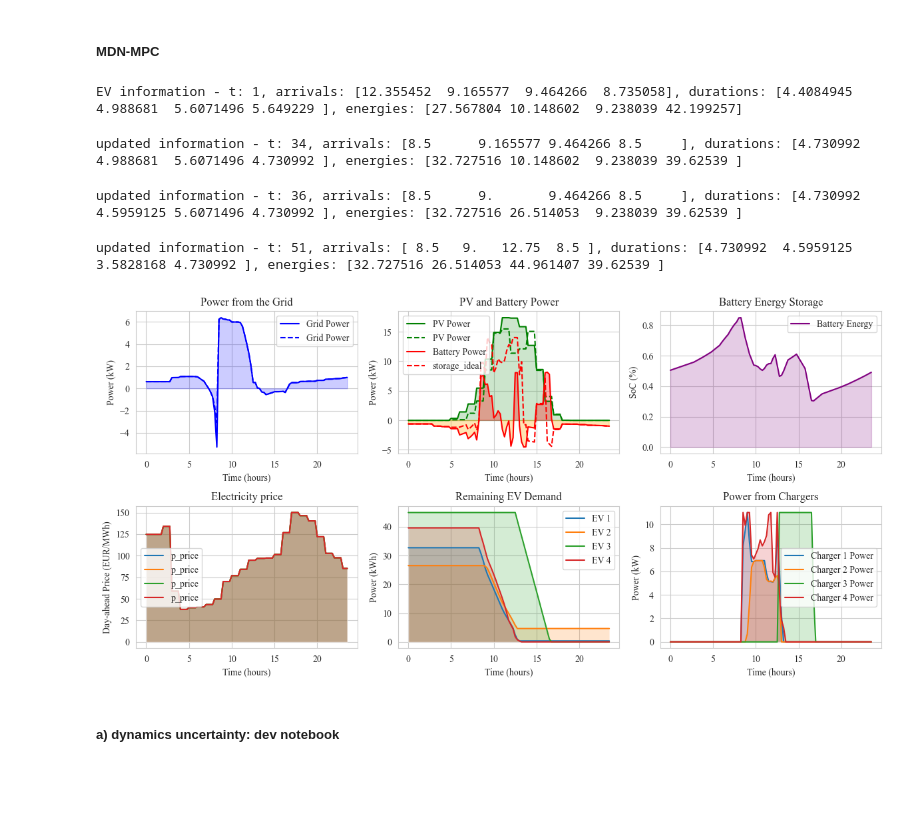
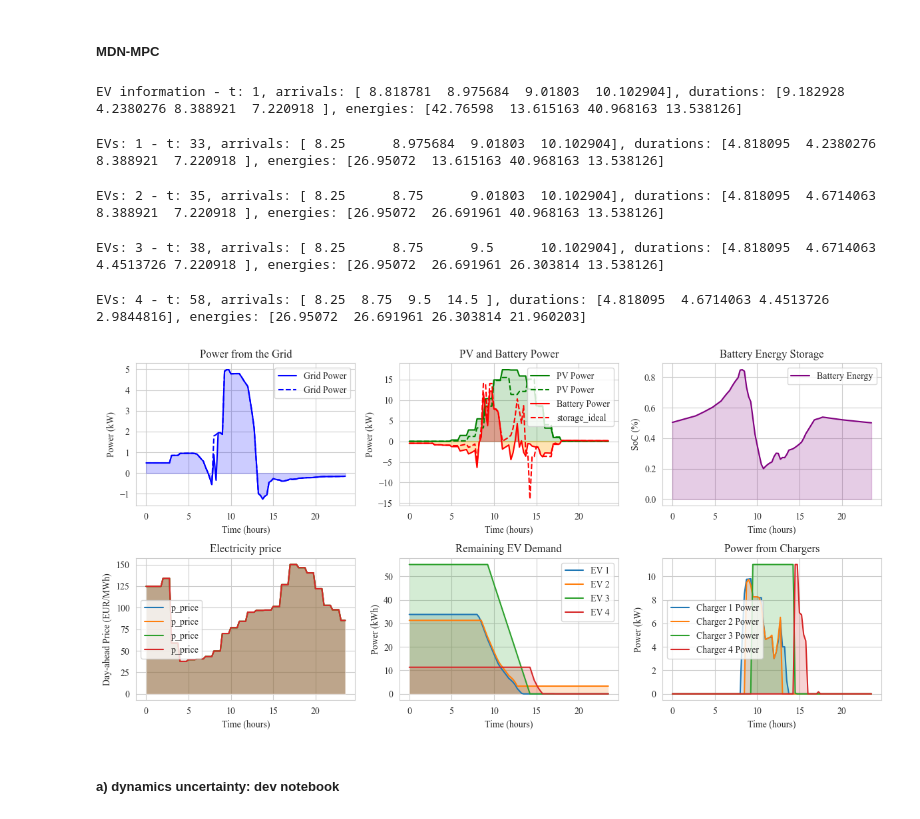
Before and after one commit to ES-Lab/ES-MDN-MPC, a Jupyter notebook: MDN_MPC_res.ipynb, the cells around one changed output. Drawn from its saved outputs; the diff is of its cells as text; code cells hidden in the pictures; blank space fills up the shorter version.

Commit message:
updated results

```diff
--- a/MDN_MPC_res.ipynb
+++ b/MDN_MPC_res.ipynb
@@ -214,7 +214,7 @@ optim = torch.optim.Adam(
     list(mdn3.parameters()),
     lr=1e-3)
 
-for epoch in range(20001):
+for epoch in range(30001):
     batch = ev_data  # shape: (B, 3)
     arrival = batch[:, 0:1].float()+2
     duration = batch[:, 1:2].float()
@@ -595,11 +595,21 @@ def compute_availability(arrival_times, durations, n_slots=96):
     )
     return availability_matrix.astype(int)
 
+def sort_on_arrival(arrivals, durations, energies):
+    # Get sorted indices based on arrival times
+    sorted_indices = np.argsort(arrivals)
+    # Sort all arrays accordingly
+    sorted_arrivals = arrivals[sorted_indices]
+    sorted_durations = durations[sorted_indices]
+    sorted_energies = energies[sorted_indices]
+    return sorted_arrivals, sorted_durations, sorted_energies
+
 # Sample once for real
 real_arrivals, real_durations, real_energies = get_filtered_samples(mdn1, mdn2, mdn3)
-
+real_arrivals, real_durations, real_energies = sort_on_arrival(real_arrivals, real_durations, real_energies)
 # Sample once for estimate
 est_arrivals, est_durations, est_energies = get_filtered_samples(mdn1, mdn2, mdn3)
+est_arrivals, est_durations, est_energies = sort_on_arrival(est_arrivals, est_durations, est_energies)
 
 real_availability_matrix = compute_availability(real_arrivals, real_durations)
 est_availability_matrix = compute_availability(est_arrivals, est_durations)
@@ -620,4 +630,5 @@ plt.colorbar(im1, ax=axs[1])
 
 plt.tight_layout()
 plt.show()
+print(real_energies)
 # %% [output]
@@ -667,5 +679,5 @@ def load_data(filename='data.npz'):
 # print(f"Durations match: {np.array_equal(real_durations, loaded_durations)}")
 # print(f"Energies match: {np.array_equal(real_energies, loaded_energies)}")
 # %%
-real_arrivals, real_durations, real_energies = load_data('my_ev_data.npz')
+real_arrivals, real_durations, real_energies = load_data('results/test2.npz')
 # %% [output]
@@ -817,6 +843,20 @@ class MDN_MPC:
         else:
             print("The problem is infeasible or unbounded.")
 
+
+    def update_estimates_given_arrival(self, mdn2, mdn3, arrival):
+        # Sample duration given arrival
+        arrival_tensor = torch.tensor(arrival).reshape(-1, 1).float()  # shape: (1, 1)
+        pi2, mu2, sigma2 = mdn2(arrival_tensor)
+        duration_sample = mdn2.sample_greedy(pi2, mu2, sigma2)  # shape: (1, 1)
+        # Step 2: Sample energy demand given arrival and duration
+        input_tensor = torch.cat([arrival_tensor, duration_sample], dim=1)  # shape: (1, 2)
+        pi3, mu3, sigma3 = mdn3(input_tensor)
+        demand_sample = mdn3.sample_greedy(pi3, mu3, sigma3)  # shape: (1, 1)
+        return  duration_sample.detach().numpy().flatten()[0], demand_sample.detach().numpy().flatten()[0]/4
+
+
+
 # Example usage:
 # Parameters
 num_time_steps = 24*4  # 24 hours * 4 (15-minute resolution)
@@ -853,21 +893,25 @@ results = {
     'remaining_demand': real_energies_initial,
 }
 
+n_occupied = 0
+
 ev_errors = []
 for t in tqdm(range(1, num_time_steps)):
     if t == 1: print(f"EV information - t: {t}, arrivals: {est_arrivals}, durations: {est_durations}, energies: {est_energies}")
     # print(f"t: {t}, real arrivals: {real_arrivals}, est arrivals: {est_arrivals}")
     if t in (real_arrivals*4).astype(int):
         # Sample once for estimate
-        new_durations_sample = sample_duration_given_arrival(mdn2, t/4)
+        new_duration_sample, new_demand_sample = mpc.update_estimates_given_arrival(mdn2, mdn3, t/4)
         # Update estimated arrivals and durations
-        est_arrivals[np.where((real_arrivals*4).astype(int) == t)] = t/4
-        est_durations[np.where((real_arrivals*4).astype(int) == t)] = new_durations_sample
-        est_energies[np.where((real_arrivals*4).astype(int) == t)] = real_energies[np.where((real_arrivals*4).astype(int) == t)]
+        est_arrivals[n_occupied] = t/4
+        est_durations[n_occupied] = new_duration_sample
+        est_energies[n_occupied] = new_demand_sample
         # Update estimated availability matrix
         est_availability_matrix = compute_availability(est_arrivals, est_durations)
         est_availability = np.vstack([np.zeros((1, len(est_availability_matrix))), est_availability_matrix.T])
-        print(f"updated information - t: {t}, arrivals: {est_arrivals}, durations: {est_durations}, energies: {est_energies}")
+        # incremeant occupied
+        n_occupied += 1
+        print(f"EVs: {n_occupied} - t: {t}, arrivals: {est_arrivals}, durations: {est_durations}, energies: {est_energies}")
 
 
     if t%time_shift==0:
@@ -1038,38 +1082,39 @@ for i in range(4):
     plt.plot(time_steps, expanded_price[1:1+len(time_steps)], label=f'p_price')
     plt.fill_between(time_steps, 0, expanded_price[1:1+len(time_steps)], alpha=0.2)
 plt.xlabel('Time (hours)')
 plt.ylabel('Day-ahead Price (EUR/MWh)')
 plt.title('Electricity price')
 plt.legend()
 
 # Plot EV demand
 plt.subplot(2, 3, 5)
 for i in range(4):
     plt.plot(time_steps, results['remaining_demand'][:,i], label=f'EV {i+1}')
     plt.fill_between(time_steps, 0, results['remaining_demand'][:,i], alpha=0.2)
 plt.xlabel('Time (hours)')
 plt.ylabel('Power (kWh)')
 plt.title('Remaining EV Demand')
 plt.legend()
 
 # Plot charger power
 plt.subplot(2, 3, 6)
 for i in range(4):
     plt.plot(time_steps, results['p_chargers'][:,i], label=f'Charger {i+1} Power')
     plt.fill_between(time_steps, 0, results['p_chargers'][:,i], alpha=0.2)
 plt.xlabel('Time (hours)')
 plt.ylabel('Power (kW)')
 plt.title('Power from Chargers')
 plt.legend()
 
 plt.tight_layout()
 plt.show()
 # %% [output]
-EV information - t: 1, arrivals: [12.355452  9.165577  9.464266  8.735058], durations: [4.4084945 4.988681  5.6071496 5.649229 ], energies: [27.567804 10.148602  9.238039 42.199257]
+EV information - t: 1, arrivals: [ 8.818781  8.975684  9.01803  10.102904], durations: [9.182928  4.2380276 8.388921  7.220918 ], energies: [42.76598  13.615163 40.968163 13.538126]
-updated information - t: 34, arrivals: [8.5      9.165577 9.464266 8.5     ], durations: [4.730992  4.988681  5.6071496 4.730992 ], energies: [32.727516 10.148602  9.238039 39.62539 ]
+EVs: 1 - t: 33, arrivals: [ 8.25      8.975684  9.01803  10.102904], durations: [4.818095  4.2380276 8.388921  7.220918 ], energies: [26.95072  13.615163 40.968163 13.538126]
-updated information - t: 36, arrivals: [8.5      9.       9.464266 8.5     ], durations: [4.730992  4.5959125 5.6071496 4.730992 ], energies: [32.727516 26.514053  9.238039 39.62539 ]
+EVs: 2 - t: 35, arrivals: [ 8.25      8.75      9.01803  10.102904], durations: [4.818095  4.6714063 8.388921  7.220918 ], energies: [26.95072  26.691961 40.968163 13.538126]
-updated information - t: 51, arrivals: [ 8.5   9.   12.75  8.5 ], durations: [4.730992  4.5959125 3.5828168 4.730992 ], energies: [32.727516 26.514053 44.961407 39.62539 ]
+EVs: 3 - t: 38, arrivals: [ 8.25      8.75      9.5      10.102904], durations: [4.818095  4.6714063 4.4513726 7.220918 ], energies: [26.95072  26.691961 26.303814 13.538126]
+EVs: 4 - t: 58, arrivals: [ 8.25  8.75  9.5  14.5 ], durations: [4.818095  4.6714063 4.4513726 2.9844816], energies: [26.95072  26.691961 26.303814 21.960203]
-[figure, old version]
+[figure, new version]
 # %% [markdown]
 ##### a) dynamics uncertainty: dev notebook
 # %% [markdown]
```
Also changed, not shown: parts of 24 cells of this notebook, 5 other files.
